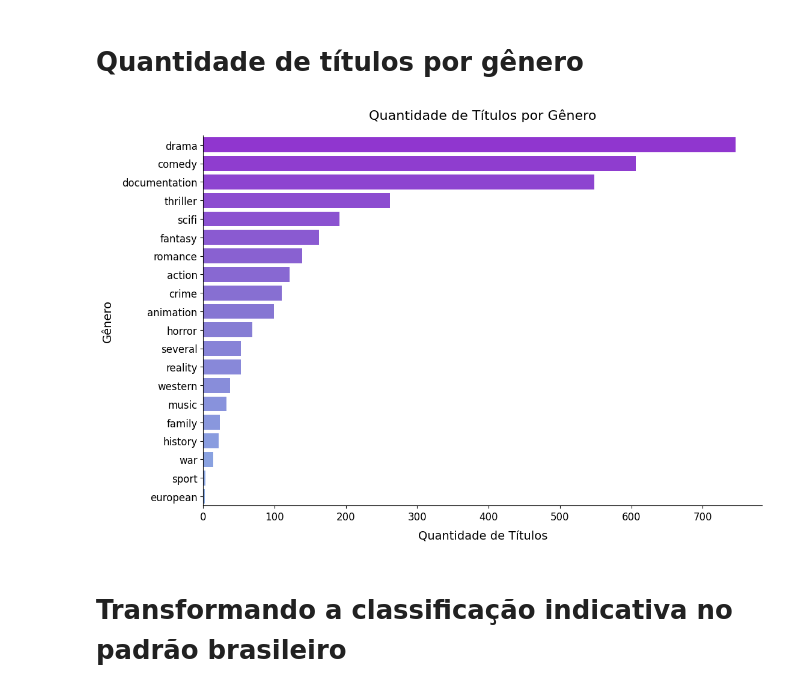
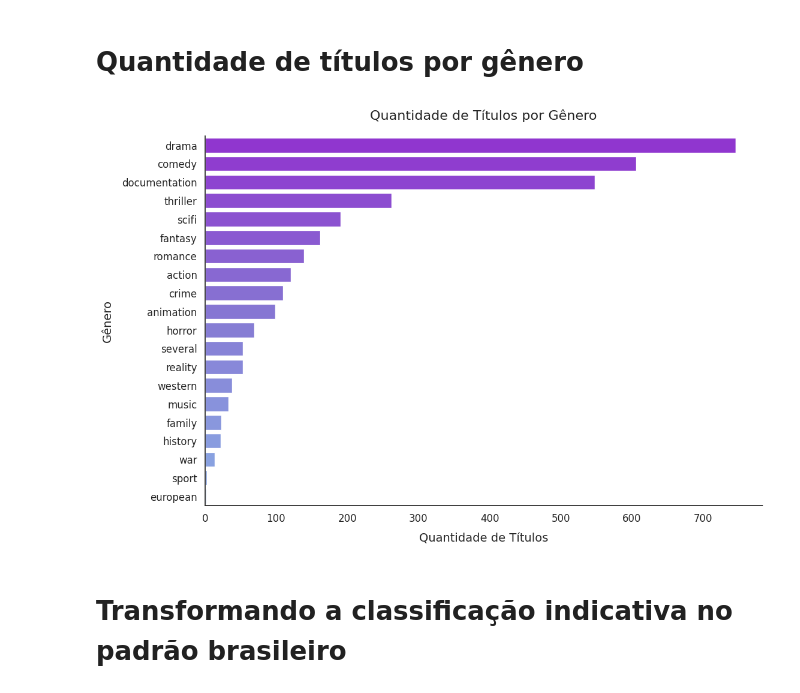
Before and after one commit to vfoliveiras/hbo-max-series-e-filmes, a Jupyter notebook: HBO_Max.ipynb, the cells around one changed output. Saved outputs shown, nothing was run; the diff lists cells and outputs as text; code cells hidden in the pictures.

```diff
--- a/HBO_Max.ipynb
+++ b/HBO_Max.ipynb
@@ -340,25 +340,26 @@ plt.show()
 # %%
 # Ordenar os gêneros de acordo com a quantidade de títulos (ordem decrescente)
 genre_counts = genre_counts.sort_values(ascending=False)
 
 # Cores da paleta com gradiente
 colors = ['#941de8', '#7a6be2', '#7ba7f2']
 
 # Criar a paleta de cores com gradiente
 custom_palette = sns.blend_palette(colors, len(genre_counts))
 
 # Plotar o gráfico de barras horizontais
+sns.set_style("white")
 plt.figure(figsize=(12, 8))
 sns.barplot(x=genre_counts.values, y=genre_counts.index, palette=custom_palette)
 plt.title('Quantidade de Títulos por Gênero', fontsize=16, pad=20)
 plt.xlabel('Quantidade de Títulos', fontsize=14, labelpad=10)
 plt.ylabel('Gênero', fontsize=14, labelpad=10)
 plt.tick_params(axis='both', which='major', labelsize=12)
 plt.yticks(ha='right')
 sns.despine()
 plt.show()
 # %% [output]
-[figure, old version]
+[figure, new version]
 # %% [markdown]
 # **Transformando a classificação indicativa no padrão brasileiro**
 # %%
```
Also changed, not shown: parts of 24 cells of this notebook.
